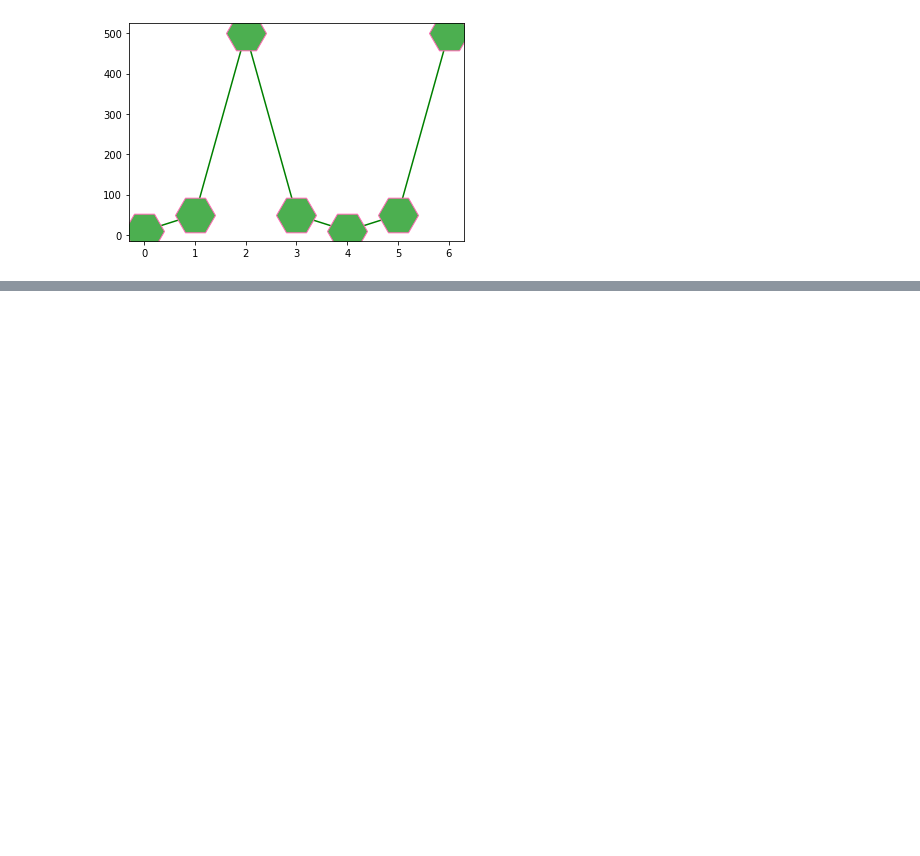
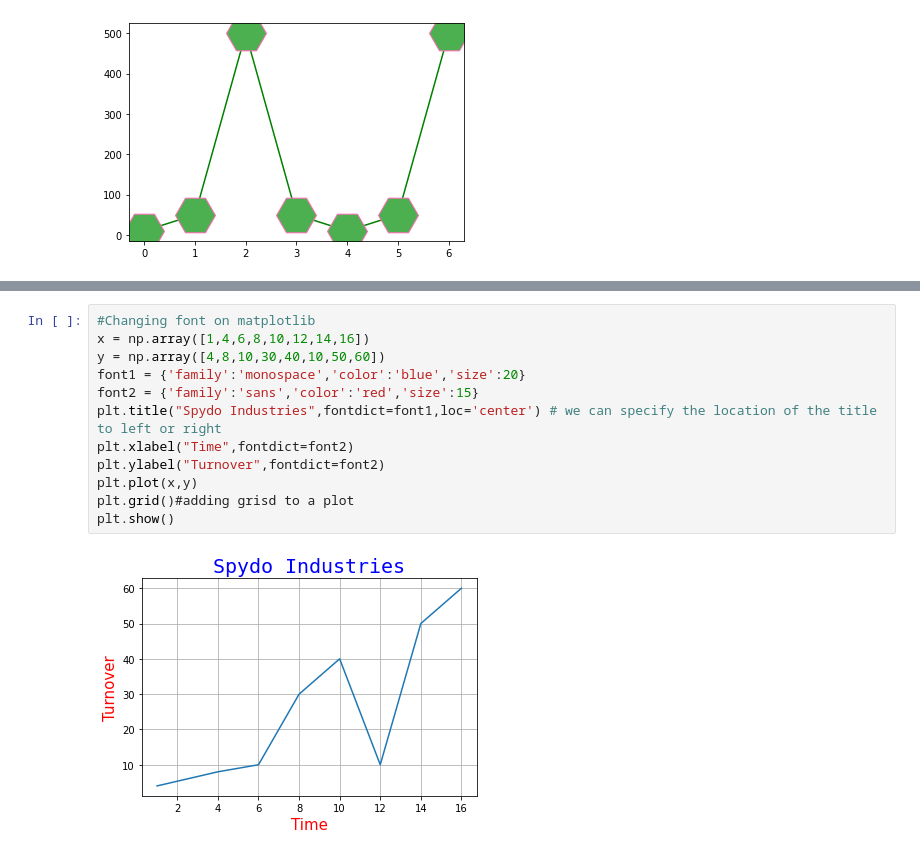
Before and after one commit to mubinui/PythonProjects, a Jupyter notebook: Matplotlib.ipynb, the cells around one changed output, grey strips where cells are left out. Drawn from its saved outputs; the diff is of its cells as text; blank space fills up the shorter version.

```diff
--- a/Matplotlib.ipynb
+++ b/Matplotlib.ipynb
@@ -113,0 +139,14 @@ bpoints = np.array([])
+# %%
+#Changing font on matplotlib
+x = np.array([1,4,6,8,10,12,14,16])
+y = np.array([4,8,10,30,40,10,50,60])
+font1 = {'family':'monospace','color':'blue','size':20}
+font2 = {'family':'sans','color':'red','size':15}
+plt.title("Spydo Industries",fontdict=font1,loc='center') # we can specify the location of the title to left or right
+plt.xlabel("Time",fontdict=font2)
+plt.ylabel("Turnover",fontdict=font2)
+plt.plot(x,y)
+plt.grid()#adding grisd to a plot
+plt.show()
+# %% [output]
+[figure, added]
```
Also changed, not shown: parts of 12 cells of this notebook.
